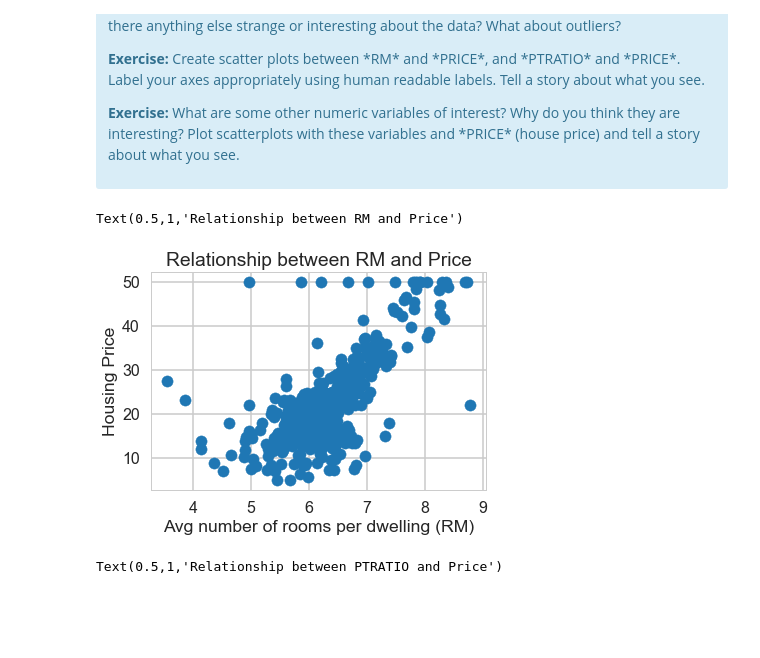
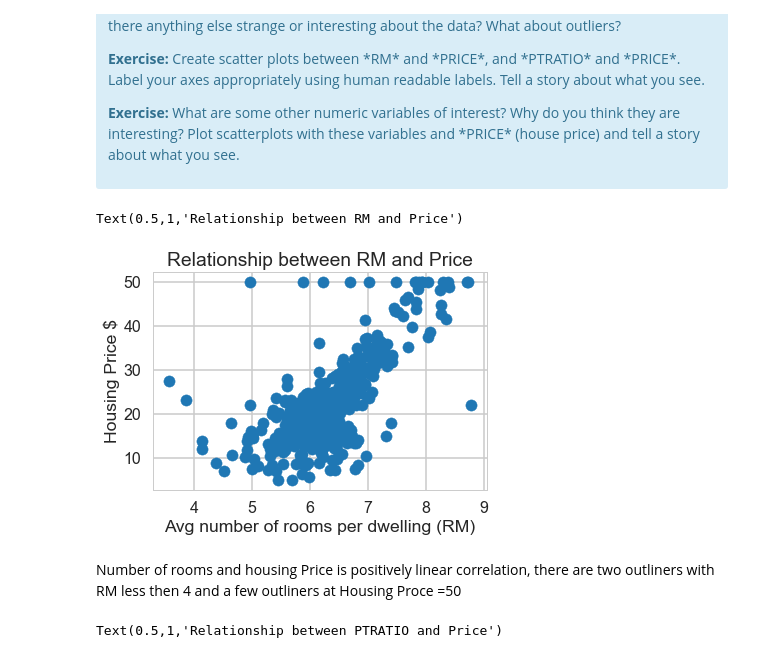
Before and after one commit to Roxanarvk/Boston-Housing-Pricing, a Jupyter notebook: Mini_Project_Linear_Regression.ipynb, the cells around one changed output. Drawn from its saved outputs; the diff is of its cells as text; code cells hidden in the pictures; blank space fills up the shorter version.

```diff
--- a/Mini_Project_Linear_Regression.ipynb
+++ b/Mini_Project_Linear_Regression.ipynb
@@ -280,12 +282,14 @@ Text(0.5,1,'Relationship between CRIM and Price')
 # %%
 # your turn: scatter plot between *RM* and *PRICE*
 plt.scatter(bos.RM, bos.PRICE)
 plt.xlabel("Avg number of rooms per dwelling (RM)")
-plt.ylabel("Housing Price")
+plt.ylabel("Housing Price $")
 plt.title("Relationship between RM and Price")
 # %% [output]
 Text(0.5,1,'Relationship between RM and Price')
-[figure, old version]
+[figure, new version]
+# %% [markdown]
+Number of rooms and housing Price is positively linear correlation, there are two outliners with RM less then 4 and a few outliners at Housing Proce =50
 # %%
 # your turn: scatter plot between *PTRATIO* and *PRICE*
 
```
Also changed, not shown: parts of 26 cells of this notebook.
